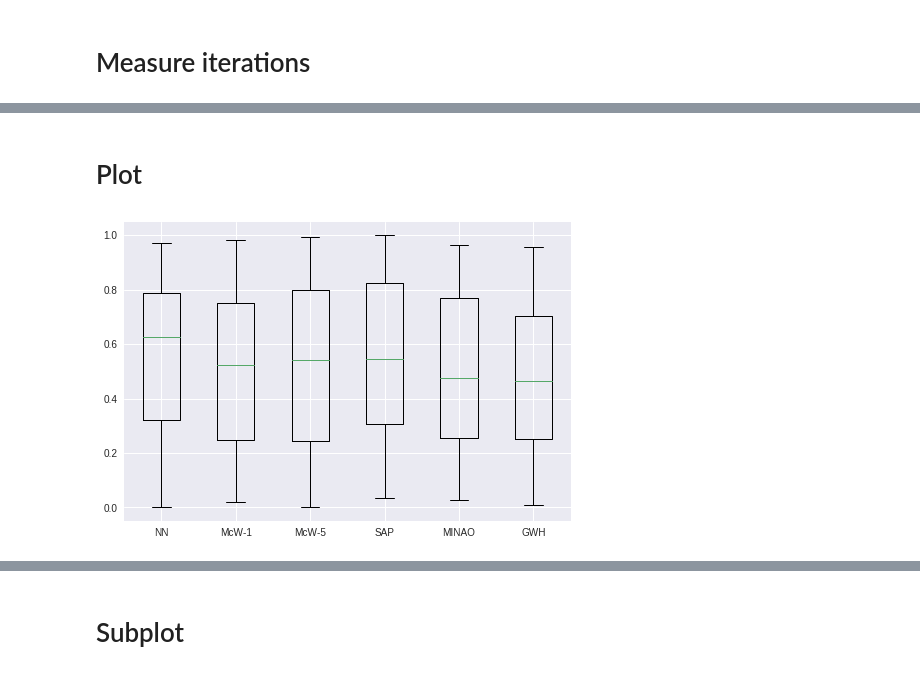
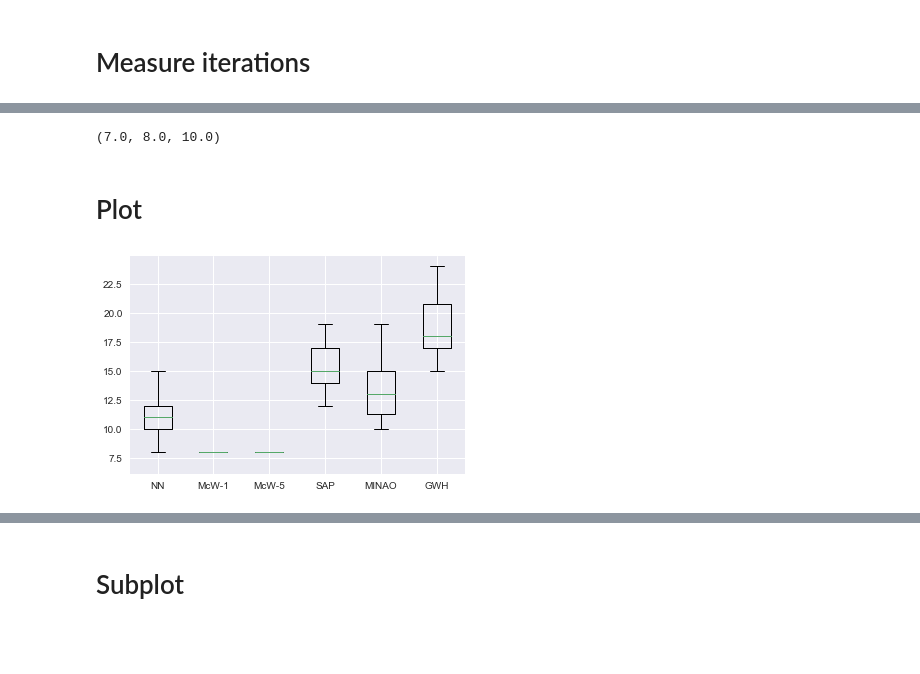
Before and after one commit to jcartus/SCFInitialGuess, a Jupyter notebook: butadien/notebooks/IterationsBoxPlot.ipynb, the cells around one changed output, grey strips where cells are left out. Cells and saved outputs as stored; diff of their text form; code cells hidden in the pictures; blank space fills up the shorter version.

```diff
--- a/butadien/notebooks/IterationsBoxPlot.ipynb
+++ b/butadien/notebooks/IterationsBoxPlot.ipynb
@@ -49,16 +49,16 @@ s_raw = make_matrix_batch(dataset.inverse_input_transform(dataset.testing[0]), d
 
 p_nn = network.run(sess, dataset.testing[0])
 
-p_batch = make_matrix_batch(p_nn, dim, False)
-p_mcw1 = np.array(list(map(lambda x: multi_mc_wheeny(x[0], x[1], n_max=1), zip(p_batch, s_raw))))
-p_mcw5 = np.array(list(map(lambda x: multi_mc_wheeny(x[0], x[1], n_max=5), zip  (p_batch, s_raw))))
+p_batch = make_matrix_batch(p_nn, dim, False).astype("float64")
+p_mcw1 = np.array(list(map(lambda x: multi_mc_wheeny(x[0], x[1], n_max=1), zip(p_batch, s_raw)))).astype("float64")
+p_mcw5 = np.array(list(map(lambda x: multi_mc_wheeny(x[0], x[1], n_max=5), zip  (p_batch, s_raw)))).astype("float64")
 
 p_sap = np.array([
     hf.init_guess_by_atom(mol.get_pyscf_molecule()) for mol in molecules[1]
-])
+]).astype("float64")
 p_minao = np.array([
     hf.init_guess_by_minao(mol.get_pyscf_molecule()) for mol in molecules[1]
-])
+]).astype("float64")
 p_gwh = np.array([
     hf.init_guess_by_wolfsberg_helmholtz(mol.get_pyscf_molecule()) for mol in molecules[1]
-])
+]).astype("float64")
@@ -89,12 +106,18 @@ NameError: name 'p_batch' is not defined
+# %%
+median = np.median(iterations[:, 1])
+
+lower_quartile = iterations[:, 1][iterations[:, 1] < median]
+upper_quartile = iterations[:, 1][iterations[:, 1] > median]
+np.median(lower_quartile), median, np.median(upper_quartile)
+# %% [output]
+(7.0, 8.0, 10.0)
 # %% [markdown]
 # Plot
 # %%
 labels = ["NN", "McW-1", "McW-5", "SAP", "MINAO", "GWH"]
-
-iterations = np.random.rand(100, 6)
 
 plt.boxplot(iterations)
 plt.xticks(np.arange(1, 7), labels)
 plt.show()
 # %% [output]
-[figure, old version]
+[figure, new version]
```
Also changed, not shown: parts of 8 cells of this notebook.
